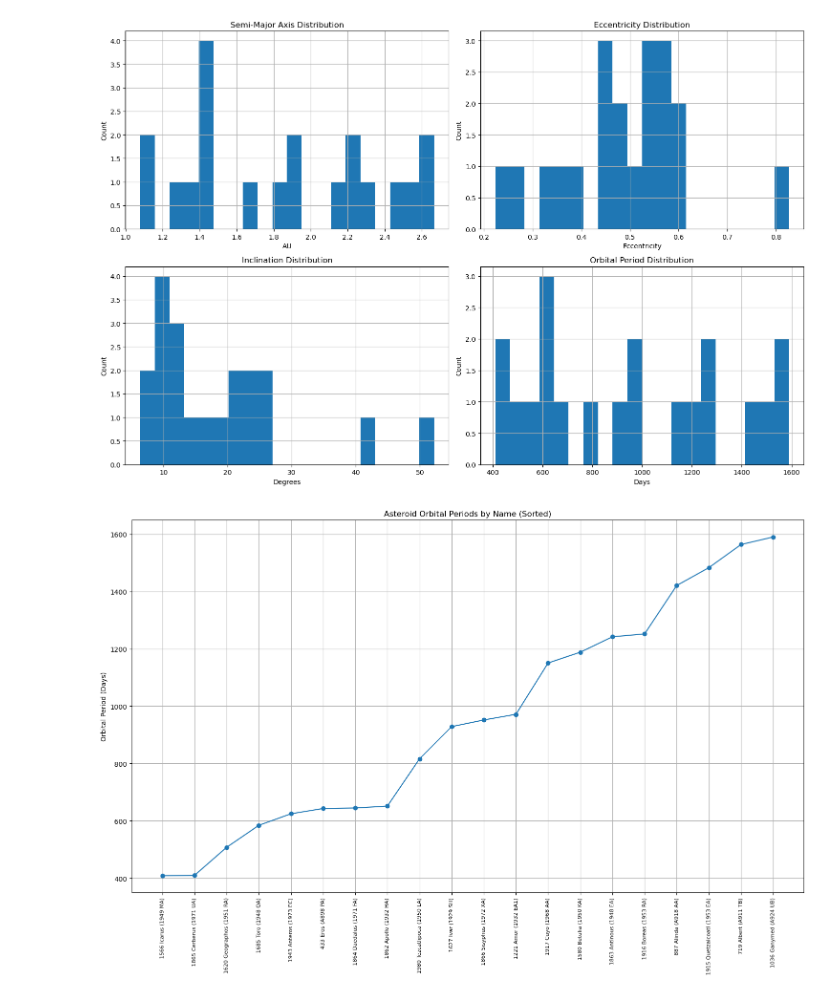
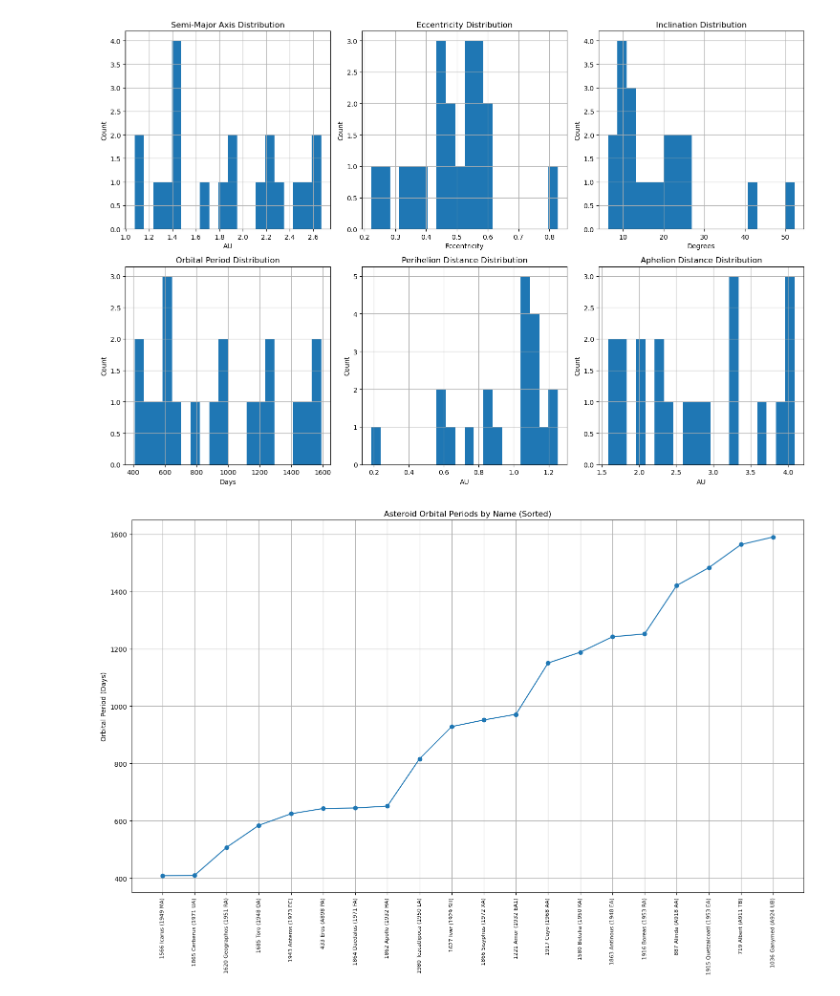
Before and after one commit to Jbeardsley8/neo-asteroid-vis, a Jupyter notebook: asteroid_orbit.ipynb, the cells around one changed output. Drawn from its saved outputs; the diff is of its cells as text; code cells hidden in the pictures.

```diff
--- a/asteroid_orbit.ipynb
+++ b/asteroid_orbit.ipynb
@@ -6,12 +18,13 @@ import matplotlib.pyplot as plt
 # %%
-# === Pull asteroid IDs from NASA NEO Browse endpoint ===
-api_key =  "8rYRbfxJu447RUeWzEpsqXAbgMnesrP5XiUBo6DJ"  # Replace with your NASA API key
+load_dotenv(".env.text")
+api_key =  os.getenv("NASA_API_KEY")
 url = "https://api.nasa.gov/neo/rest/v1/neo/browse"
-params = {"api_key": api_key, "page": 0, "size": 20}  # Adjust page/size as desired
+params = {"api_key": api_key, "page": 0, "size": 20}
 
 response = requests.get(url, params=params)
 data = response.json()
 
+# Extract & store data for df
 asteroid_data_list = []
 
 for neo in data["near_earth_objects"]:
@@ -34,8 +47,8 @@ for neo in data["near_earth_objects"]:
     }
     asteroid_data_list.append(asteroid_info)
 
-# Save to CSV for continuous update
+# Save df / export csv
 df = pd.DataFrame(asteroid_data_list)
 df.to_csv("asteroid_orbital_dataset.csv", index=False)
-print("Updated asteroid_orbital_dataset.csv with fresh data.")
+print("Great Success!")
 # %% [output]
@@ -92,33 +120,47 @@ Field Descriptions:
 # %%
-
+# Histogram
 plt.figure(figsize=(15, 10))
-plt.subplot(2, 2, 1)
+plt.subplot(2, 3, 1)
 df['semi_major_axis'].astype(float).hist(bins=20)
 plt.title('Semi-Major Axis Distribution')
 plt.xlabel('AU')
 plt.ylabel('Count')
 
-plt.subplot(2, 2, 2)
+plt.subplot(2, 3, 2)
 df['eccentricity'].astype(float).hist(bins=20)
 plt.title('Eccentricity Distribution')
 plt.xlabel('Eccentricity')
 plt.ylabel('Count')
 
-plt.subplot(2, 2, 3)
+plt.subplot(2, 3, 3)
 df['inclination'].astype(float).hist(bins=20)
 plt.title('Inclination Distribution')
 plt.xlabel('Degrees')
 plt.ylabel('Count')
 
-plt.subplot(2, 2, 4)
+plt.subplot(2, 3, 4)
 df['orbital_period'] = df['orbital_period'].astype(float)
 df['orbital_period'].hist(bins=20)
 plt.title('Orbital Period Distribution')
 plt.xlabel('Days')
 plt.ylabel('Count')
 
+plt.subplot(2, 3, 5)
+df['perihelion_distance'] = df['perihelion_distance'].astype(float)
+df['perihelion_distance'].hist(bins=20)
+plt.title('Perihelion Distance Distribution')
+plt.xlabel('AU')
+plt.ylabel('Count')
+
+plt.subplot(2, 3, 6)
+df['aphelion_distance'] = df['aphelion_distance'].astype(float)
+df['aphelion_distance'].hist(bins=20)
+plt.title('Aphelion Distance Distribution')
+plt.xlabel('AU')
+plt.ylabel('Count')
+
 plt.tight_layout()
 plt.show()
 # %% [output]
-[figure, old version]
+[figure, new version]
 # %%
```
Also changed, not shown: parts of 16 cells of this notebook, 3 other files.
